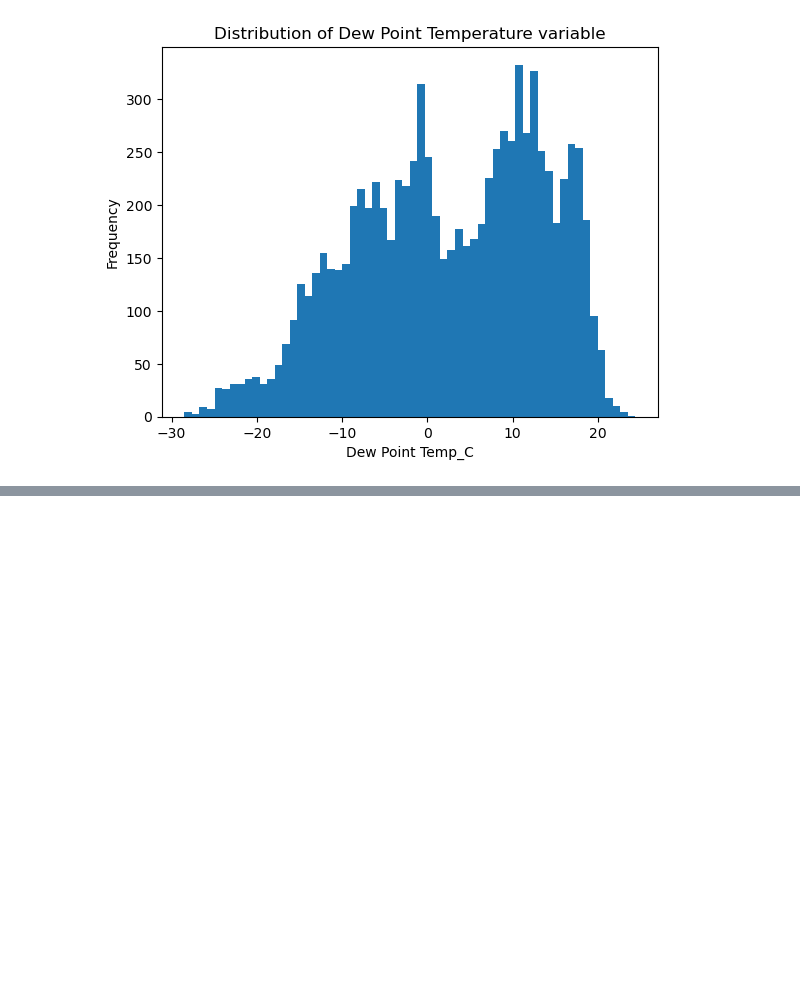
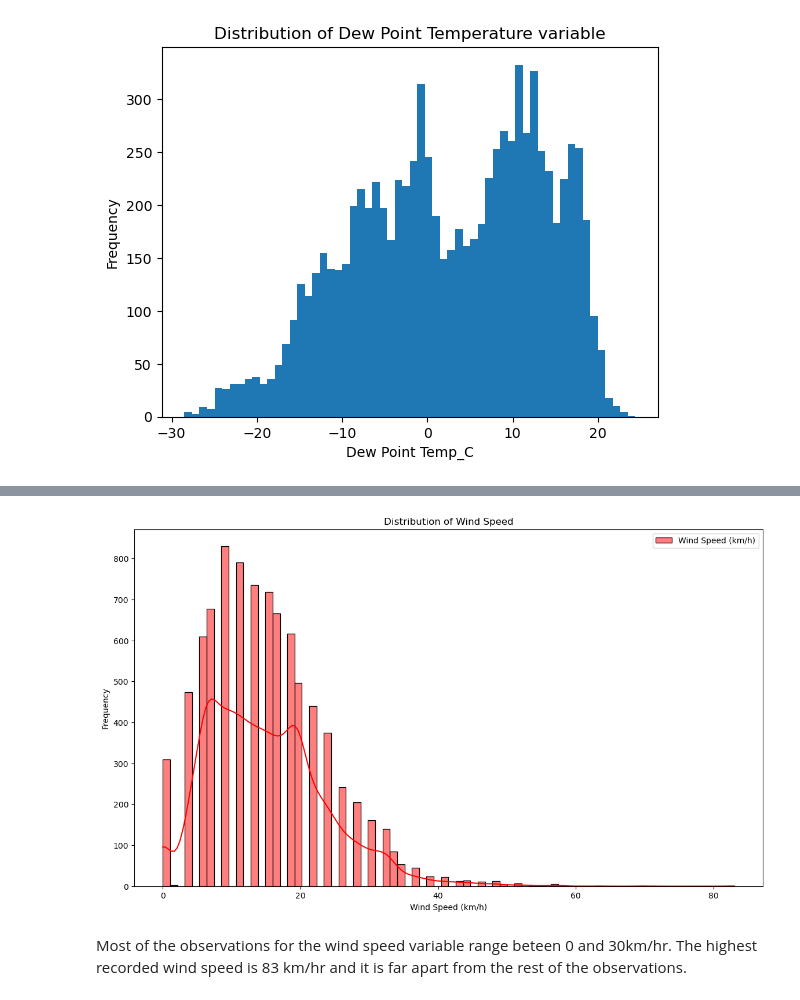
Before and after one commit to MugulTum/Lux_academy-July-September, a Jupyter notebook: Week2/weather2.ipynb, the cells around one changed output, grey strips where cells are left out. Saved outputs shown, nothing was run; the diff lists cells and outputs as text; code cells hidden in the pictures; blank space fills up the shorter version.

```diff
--- a/Week2/weather2.ipynb
+++ b/Week2/weather2.ipynb
@@ -121,0 +112,13 @@ weather.head()
+# %%
+
+plt.figure(figsize=(14, 8))
+sns.histplot(weather['Wind Speed_km/h'], kde=True, color='red', label='Wind Speed (km/h)')
+plt.title('Distribution of Wind Speed')
+plt.xlabel('Wind Speed (km/h)')
+plt.ylabel('Frequency')
+plt.legend()
+plt.show()
+# %% [output]
+[figure, added]
+# %% [markdown]
+Most of the observations for the wind speed variable range beteen 0 and 30km/hr. The highest recorded wind speed is 83 km/hr and it is far apart from the rest of the observations.
```
Also changed, not shown: parts of 16 cells of this notebook, 1 other file.
